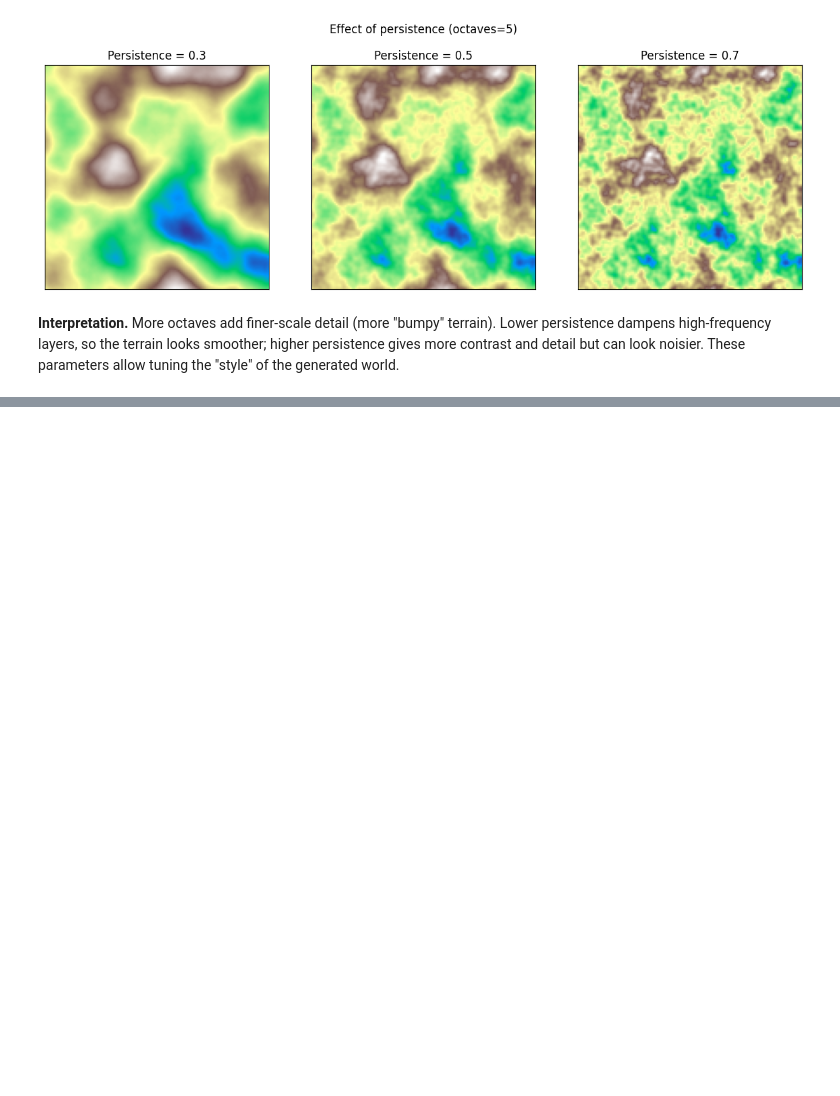
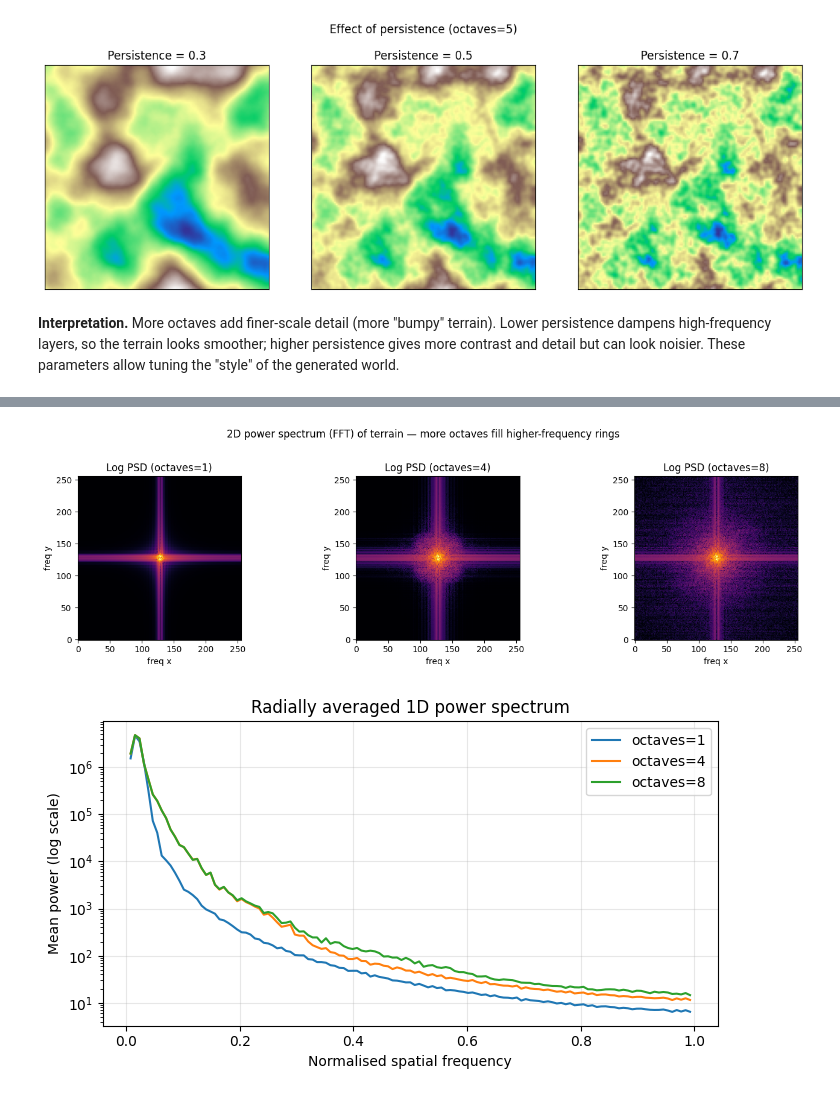
Before and after one commit to julkascript/math-concepts-for-developers-feb-exam, a Jupyter notebook: notebooks/seed_terrain_analysis.ipynb, the cells around one changed output, grey strips where cells are left out. Drawn from its saved outputs; the diff is of its cells as text; code cells hidden in the pictures; blank space fills up the shorter version.

Commit message:
fix rendering bug, add quantitive analysis in experiments, add comparisons, fix sections' layouts

```diff
--- a/notebooks/seed_terrain_analysis.ipynb
+++ b/notebooks/seed_terrain_analysis.ipynb
@@ -219,0 +322,45 @@ We implemented a **seed-based procedural terrain generator** that:
+# %%
+# (e) Power spectrum via 2D FFT
+seed_fft = 42
+size_fft = (256, 256)
+octaves_list = [1, 4, 8]
+
+fig, axes = plt.subplots(1, 3, figsize=(14, 4))
+for ax, n_oct in zip(axes, octaves_list):
+    h = generate_terrain(seed_fft, size=size_fft, octaves=n_oct, persistence=0.5, frequency=0.02)
+    # 2D FFT -> shift zero-frequency to center -> take log power
+    F = np.fft.fftshift(np.fft.fft2(h))
+    psd2d = np.log1p(np.abs(F) ** 2)
+    ax.imshow(psd2d, cmap="inferno", origin="lower")
+    ax.set_title(f"Log PSD (octaves={n_oct})")
+    ax.set_xlabel("freq x"); ax.set_ylabel("freq y")
+plt.suptitle("2D power spectrum (FFT) of terrain — more octaves fill higher-frequency rings", y=1.02)
+plt.tight_layout()
+plt.show()
+
+# Radially averaged 1D power spectrum for comparison
+fig, ax = plt.subplots(figsize=(7, 4))
+r_vals, colors = None, ["tab:blue", "tab:orange", "tab:green"]
+for n_oct, color in zip(octaves_list, colors):
+    h = generate_terrain(seed_fft, size=size_fft, octaves=n_oct, persistence=0.5, frequency=0.02)
+    F = np.fft.fftshift(np.fft.fft2(h))
+    psd2d = np.abs(F) ** 2
+    rows, cols = psd2d.shape
+    cy, cx = rows // 2, cols // 2
+    # Radial indices
+    Y, X = np.ogrid[:rows, :cols]
+    R = np.sqrt((X - cx)**2 + (Y - cy)**2).astype(int)
+    max_r = min(cx, cy)
+    radial_psd = np.array([psd2d[R == r].mean() for r in range(max_r)])
+    freqs = np.arange(max_r) / max_r
+    ax.semilogy(freqs[1:], radial_psd[1:], label=f"octaves={n_oct}", color=color)
+ax.set_xlabel("Normalised spatial frequency")
+ax.set_ylabel("Mean power (log scale)")
+ax.set_title("Radially averaged 1D power spectrum")
+ax.legend()
+ax.grid(True, alpha=0.3)
+plt.tight_layout()
+plt.show()
+# %% [output]
+[figure, added]
+[figure, added]
```
Also changed, not shown: parts of 17 cells of this notebook.
